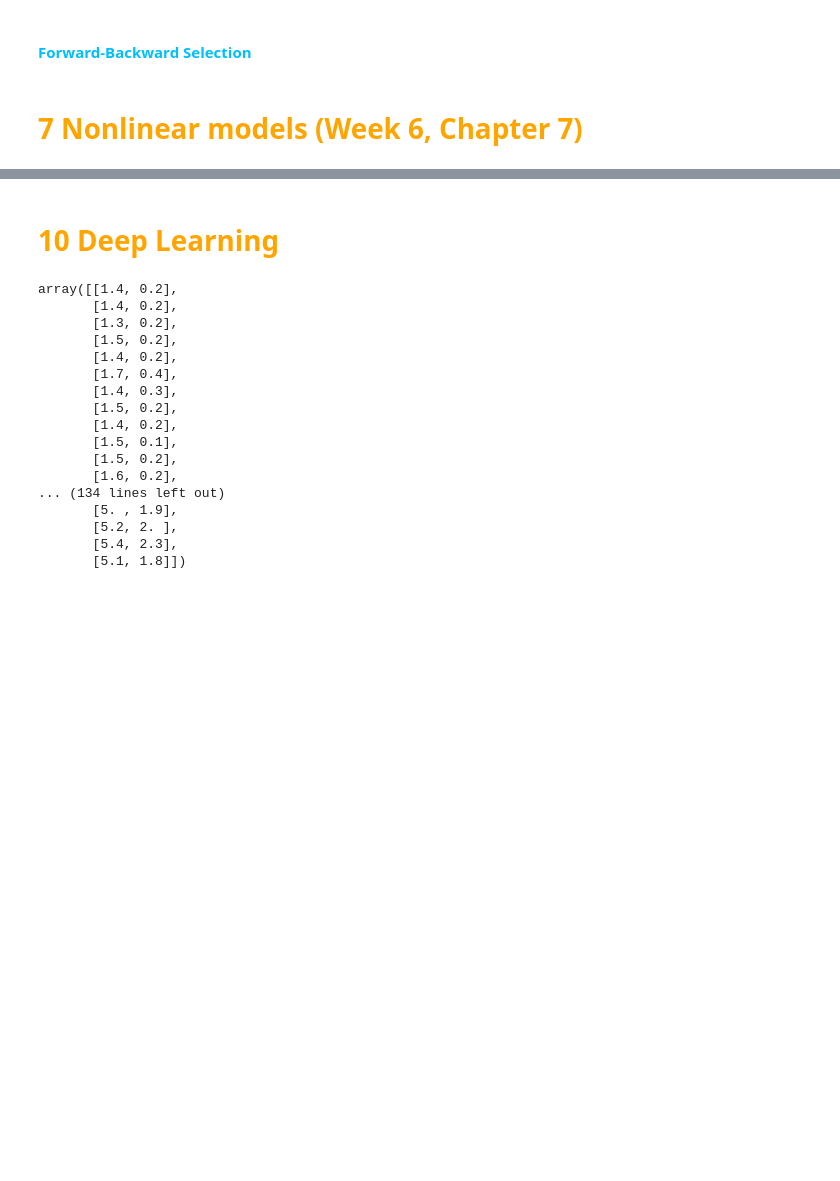
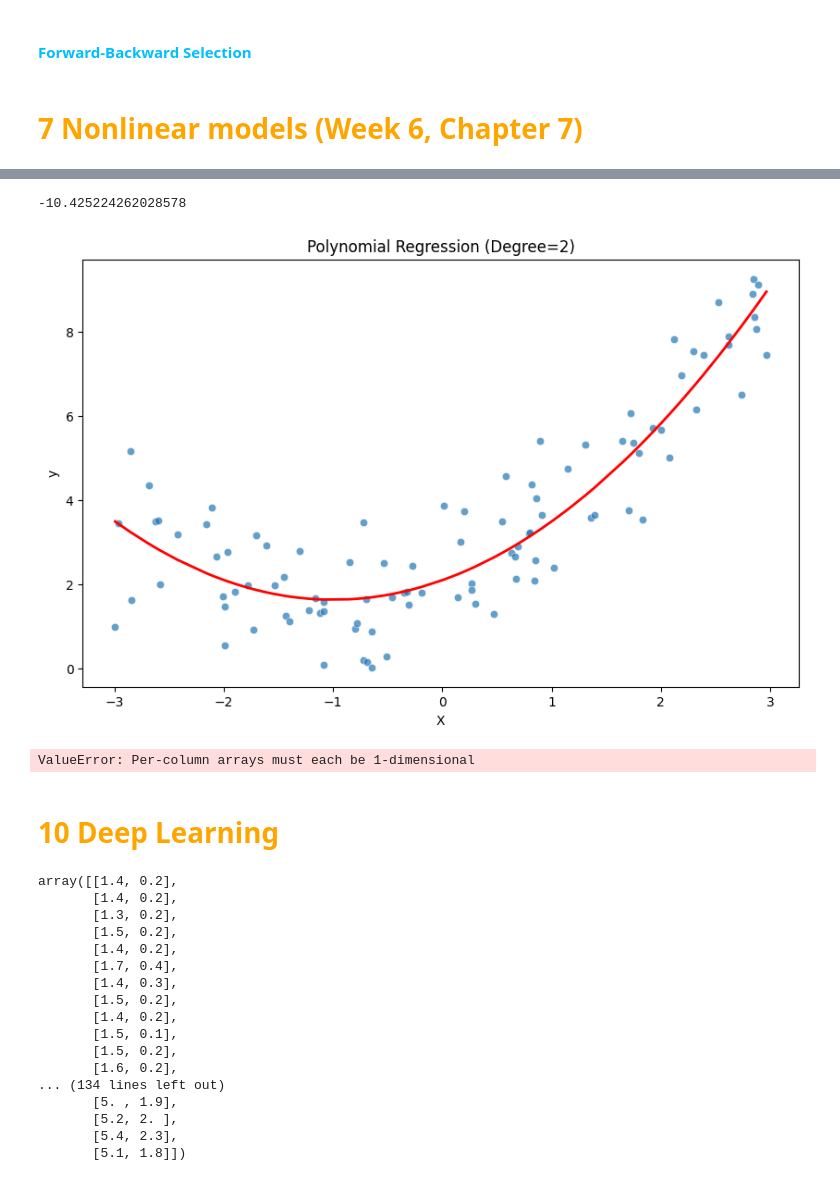
Before and after one commit to Hazim-HF/Machine-Learning, a Jupyter notebook: ML.ipynb, the cells around one changed output, grey strips where cells are left out. Drawn from its saved outputs; the diff is of its cells as text; code cells hidden in the pictures; blank space fills up the shorter version.

```diff
--- a/ML.ipynb
+++ b/ML.ipynb
@@ -421,3 +460,59 @@ model
+# %%
+x_poly = PolynomialFeatures(degree=2).fit_transform(wage['age'].values.reshape(-1, 1))
+y = wage['wage']
+
+print(LinearRegression().fit(x_poly, y).intercept_)
+# %% [output]
+-10.425224262028578
+# %%
+import numpy as np
+import matplotlib.pyplot as plt
+import seaborn as sns
+from sklearn.linear_model import LinearRegression
+from sklearn.preprocessing import PolynomialFeatures
+
+# Generate data
+m = 100
+X = 6 * np.random.rand(m, 1) - 3
+y = 0.5 * X**2 + X + 2 + np.random.randn(m, 1)
+
+# Create polynomial features
+poly = PolynomialFeatures(degree=2, include_bias=False)
+X_poly = poly.fit_transform(X)
+
+# Fit model and predict
+model = LinearRegression().fit(X_poly, y)
+predictions = model.predict(X_poly)
+
+# Sort X and predictions for proper plotting
+sorted_indices = np.argsort(X[:, 0])
+X_sorted = X[sorted_indices]
+predictions_sorted = predictions[sorted_indices]
+
+# Plot
+plt.figure(figsize=(10, 6))
+sns.scatterplot(x=X_sorted[:, 0], y=y[sorted_indices][:, 0], alpha=0.7)
+plt.plot(X_sorted[:, 0], predictions_sorted[:, 0], 'r-', linewidth=2)
+plt.title("Polynomial Regression (Degree=2)")
+plt.xlabel("X")
+plt.ylabel("y")
+plt.show()
+# %% [output]
+[figure, added]
+# %%
+m = 100
+X = 6 * np.random.rand(m, 1) - 3
+y = 0.5 * X**2 + X + 2 + np.random.randn(m, 1)
+
+from sklearn.preprocessing import PolynomialFeatures
+poly = PolynomialFeatures(degree=2, include_bias=False) # try to include bias
+x_poly = poly.fit_transform(X)
+prediction = LinearRegression().fit(x_poly, y).predict(x_poly)
+
+sns.scatterplot(x=x_poly, y=y)
+plt.plot(X, prediction)
+# %% [output]
+ValueError: Per-column arrays must each be 1-dimensional
 # %% [markdown]
 <h1 style='font-weight:bold; color:orange'> 10 Deep Learning </h1>
 # %%
```
Also changed, not shown: parts of 8 cells of this notebook, 4 other files.
